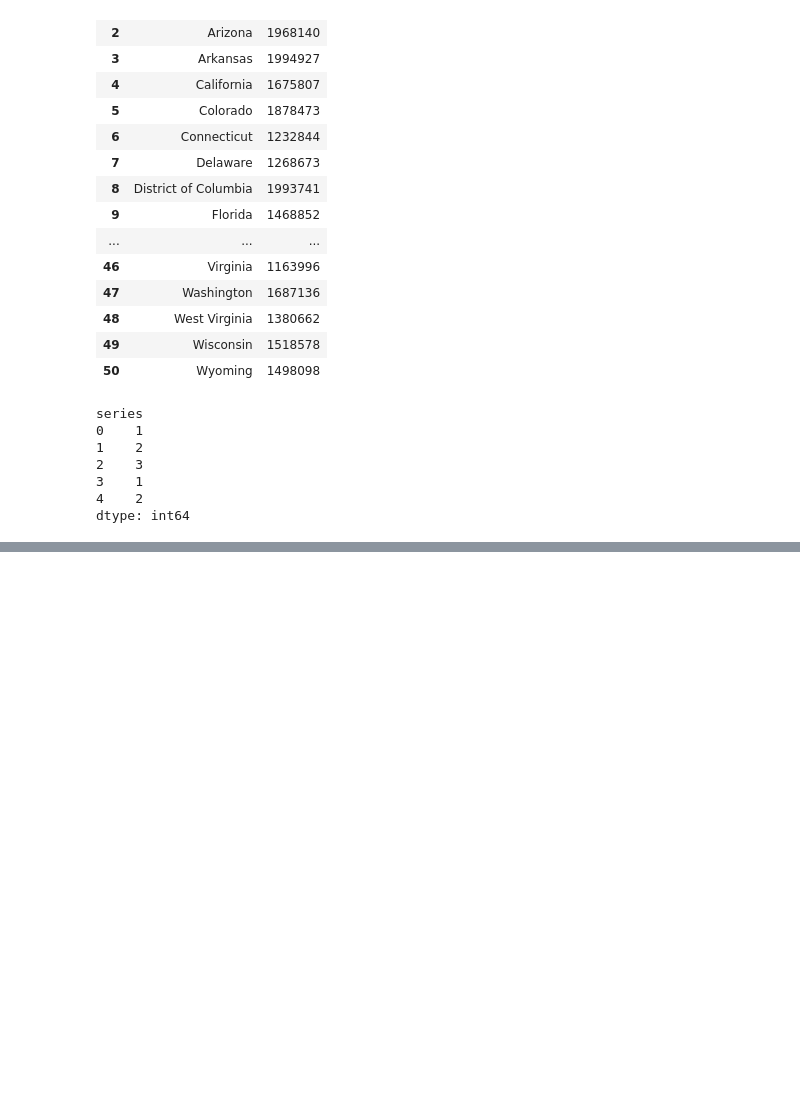
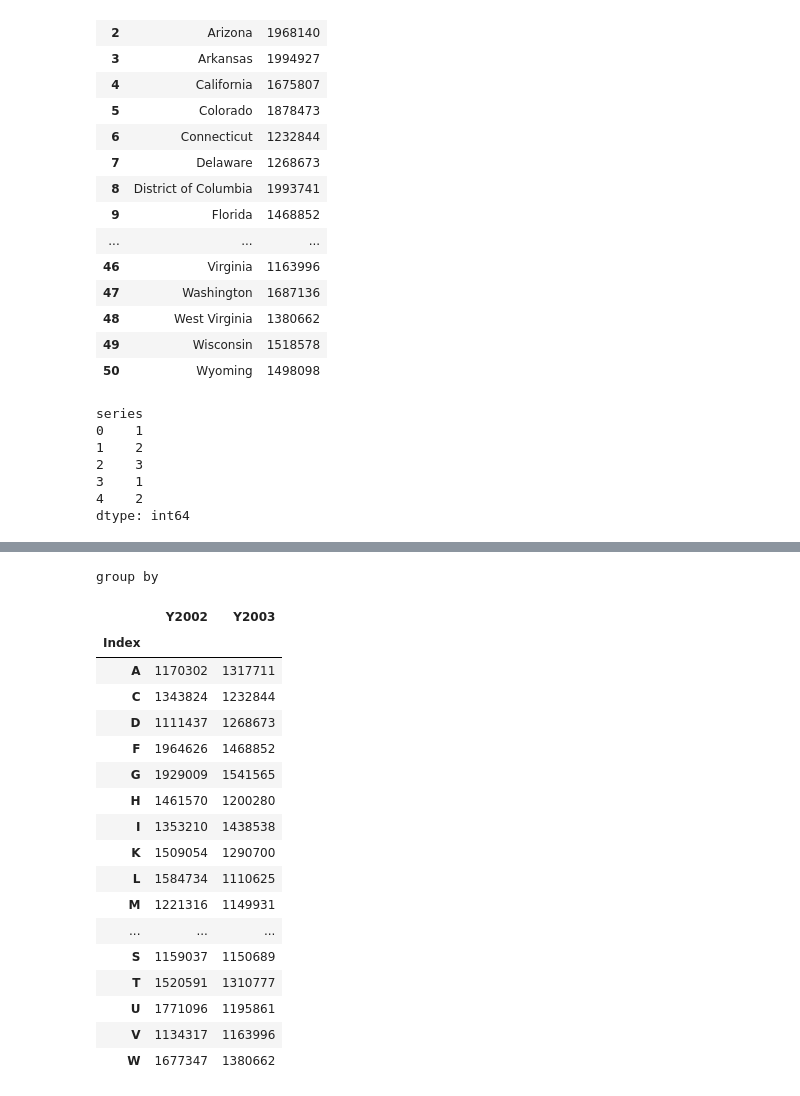
Before and after one commit to raghuprasadks/mlopsmay2023NH, a Jupyter notebook: programs/1-pandasdemo.ipynb, the cells around one changed output, grey strips where cells are left out. Drawn from its saved outputs; the diff is of its cells as text; code cells hidden in the pictures; blank space fills up the shorter version.

```diff
--- a/programs/1-pandasdemo.ipynb
+++ b/programs/1-pandasdemo.ipynb
@@ -248,0 +275,23 @@ dtype: int64
+# %%
+print('group by ')
+income.groupby("Index")["Y2002","Y2003"].min()
+# %% [output]
+group by
+|  | Y2002 | Y2003 |
+| Index |  |  |
+| A | 1170302 | 1317711 |
+| C | 1343824 | 1232844 |
+| D | 1111437 | 1268673 |
+| F | 1964626 | 1468852 |
+| G | 1929009 | 1541565 |
+| H | 1461570 | 1200280 |
+| I | 1353210 | 1438538 |
+| K | 1509054 | 1290700 |
+| L | 1584734 | 1110625 |
+| M | 1221316 | 1149931 |
+| ... | ... | ... |
+| S | 1159037 | 1150689 |
+| T | 1520591 | 1310777 |
+| U | 1771096 | 1195861 |
+| V | 1134317 | 1163996 |
+| W | 1677347 | 1380662 |
```
Also changed, not shown: parts of 6 cells of this notebook, 1 other file.
